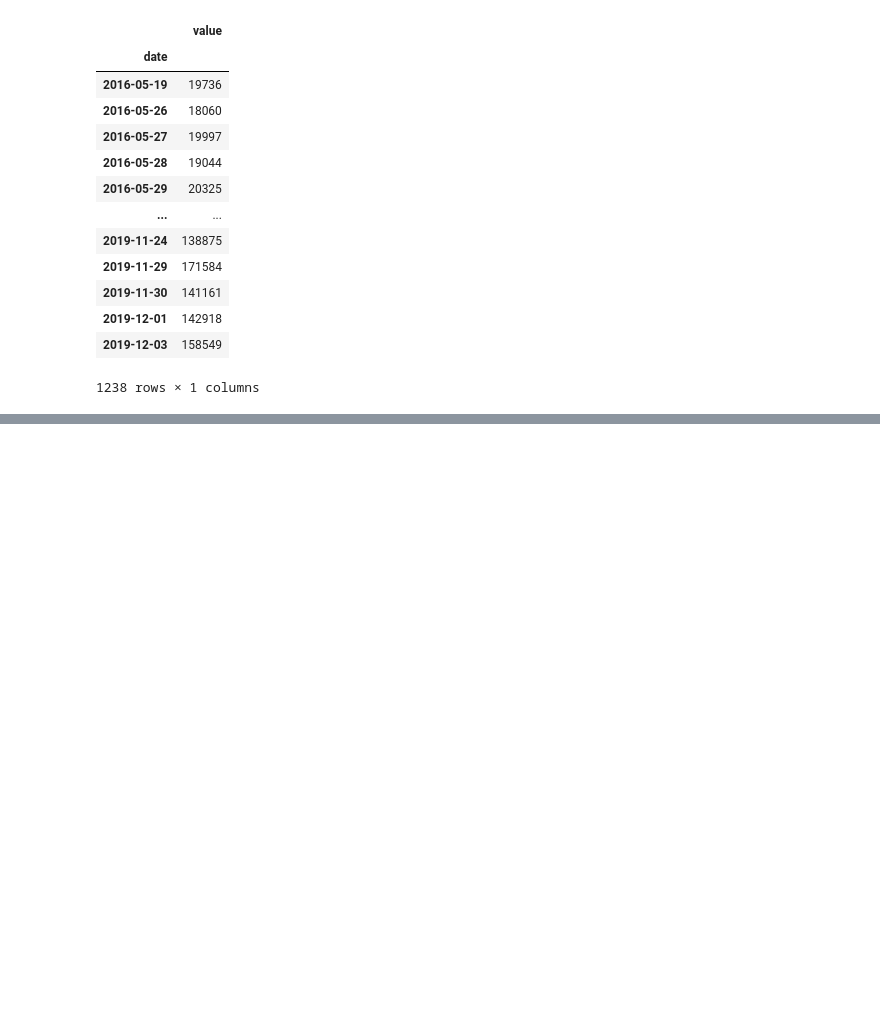
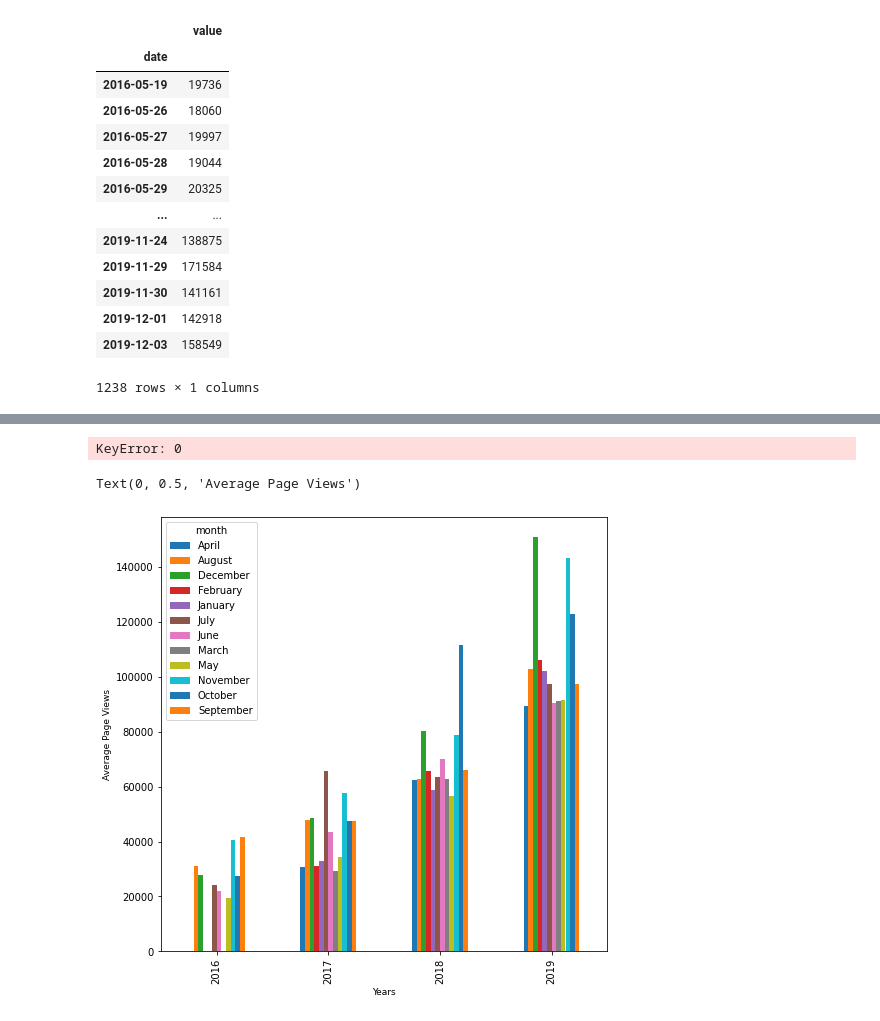
Before and after one commit to MohamedAbdElgni/pageviews-FCC, a Jupyter notebook: Page_views.ipynb, the cells around one changed output, grey strips where cells are left out. Cells and saved outputs as stored; diff of their text form; code cells hidden in the pictures; blank space fills up the shorter version.

```diff
--- a/Page_views.ipynb
+++ b/Page_views.ipynb
@@ -85,0 +80,19 @@ draw_line_plot()
+# %%
+df_bar=df.copy()
+df_bar['year']=df_bar.index.year
+df_bar['month']=df_bar.index.month
+
+
+
+df_bar = df_bar.groupby(["year", "month"])["value"].mean()
+# %%
+# df_bar.rename(columns={'value':'count','year':'Years','month':'Months'},inplace=True)
+# df_bar=pd.melt(df_bar,id_vars=['Years','Months'])
+# df_bar.rename(columns={'value':'Average Page Views'},inplace=True)
+
+
+
+
+df_bar=df_bar.unstack(fill_value=)
+
+df_bar
@@ -85,0 +123,12 @@ draw_line_plot()
+# %%
+
+sns.barplot(data=df_bar)
+# %% [output]
+KeyError: 0
+# %%
+fig = df_bar.plot(kind ="bar", legend = True, figsize = (8, 8)).figure
+plt.xlabel("Years", fontsize= 9)
+plt.ylabel("Average Page Views", fontsize= 9)
+# %% [output]
+Text(0, 0.5, 'Average Page Views')
+[figure, added]
```
Also changed, not shown: parts of 11 cells of this notebook, 2 other files.
